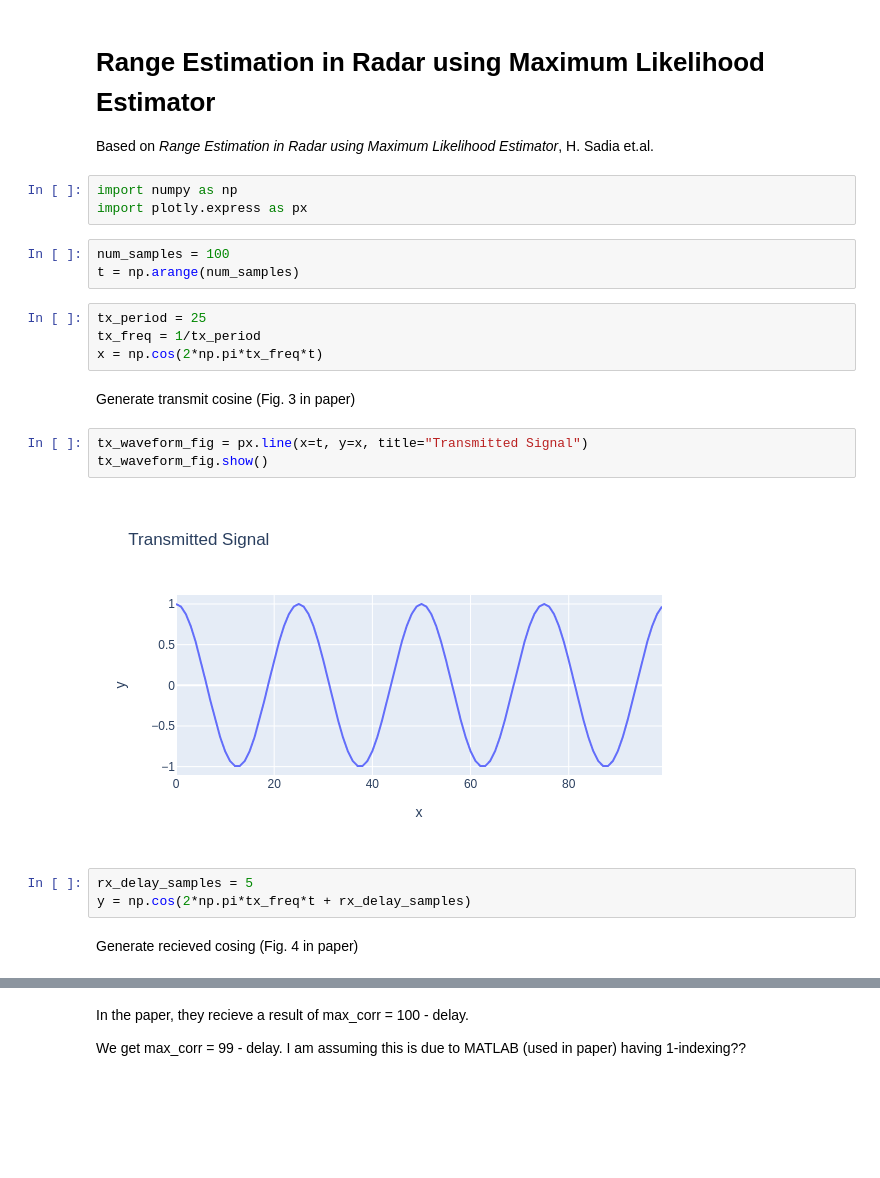
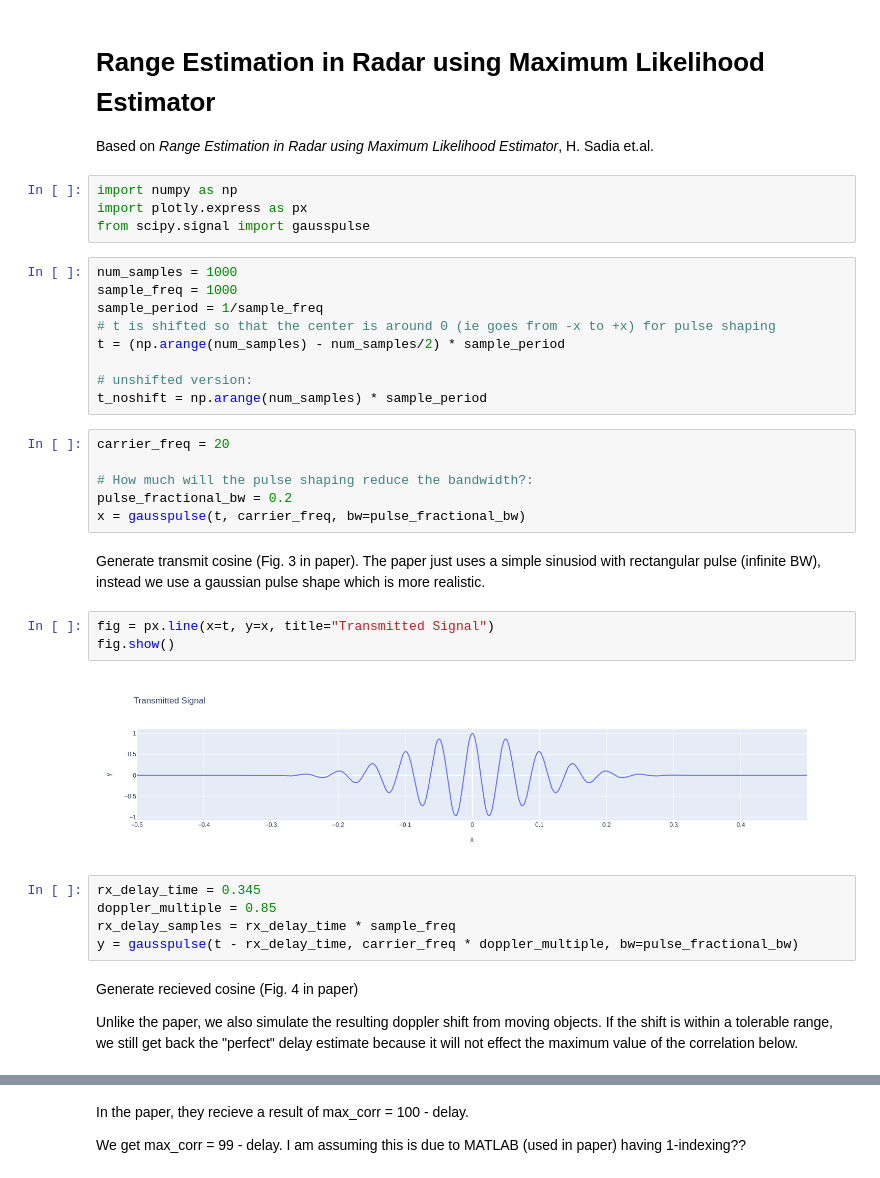
Before and after one commit to lprib/enel420-mle, a Jupyter notebook: radar.ipynb, the cells around one changed output, grey strips where cells are left out. Saved outputs shown, nothing was run; the diff lists cells and outputs as text; blank space fills up the shorter version.

Commit message:
add doppler shift

```diff
--- a/radar.ipynb
+++ b/radar.ipynb
@@ -4,25 +4,39 @@ Based on *Range Estimation in Radar using Maximum Likelihood Estimator*, H. Sadi
 # %%
 import numpy as np
 import plotly.express as px
+from scipy.signal import gausspulse
 # %%
-num_samples = 100
-t = np.arange(num_samples)
+num_samples = 1000
+sample_freq = 1000
+sample_period = 1/sample_freq
+# t is shifted so that the center is around 0 (ie goes from -x to +x) for pulse shaping
+t = (np.arange(num_samples) - num_samples/2) * sample_period
+
+# unshifted version:
+t_noshift = np.arange(num_samples) * sample_period
 # %%
-tx_period = 25
-tx_freq = 1/tx_period
-x = np.cos(2*np.pi*tx_freq*t)
+carrier_freq = 20
+
+# How much will the pulse shaping reduce the bandwidth?:
+pulse_fractional_bw = 0.2
+x = gausspulse(t, carrier_freq, bw=pulse_fractional_bw)
 # %% [markdown]
-Generate transmit cosine (Fig. 3 in paper)
+Generate transmit cosine (Fig. 3 in paper).
+The paper just uses a simple sinusiod with rectangular pulse (infinite BW), instead we use a gaussian pulse shape which is more realistic.
 # %%
-tx_waveform_fig = px.line(x=t, y=x, title="Transmitted Signal")
-tx_waveform_fig.show()
+fig = px.line(x=t, y=x, title="Transmitted Signal")
+fig.show()
 # %% [output]
-[figure, old version]
+[figure, new version]
 # %%
-rx_delay_samples = 5
-y = np.cos(2*np.pi*tx_freq*t + rx_delay_samples)
+rx_delay_time = 0.345
+doppler_multiple = 0.85
+rx_delay_samples = rx_delay_time * sample_freq
+y = gausspulse(t - rx_delay_time, carrier_freq * doppler_multiple, bw=pulse_fractional_bw)
 # %% [markdown]
-Generate recieved cosing (Fig. 4 in paper)
+Generate recieved cosine (Fig. 4 in paper)
+
+Unlike the paper, we also simulate the resulting doppler shift from moving objects. If the shift is within a tolerable range, we still get back the "perfect" delay estimate because it will not effect the maximum value of the correlation below.
 # %%
 fig = px.line(x=t, y=y, title="Recieved Signal (no noise), y[n]")
 fig.show()
```
Also changed, not shown: parts of 9 cells of this notebook.
